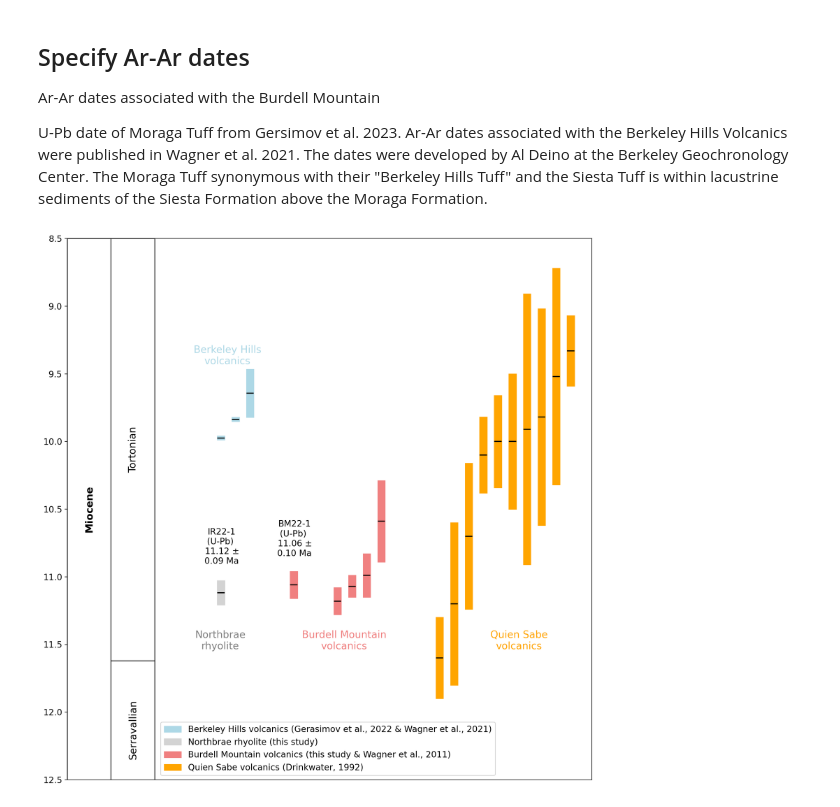
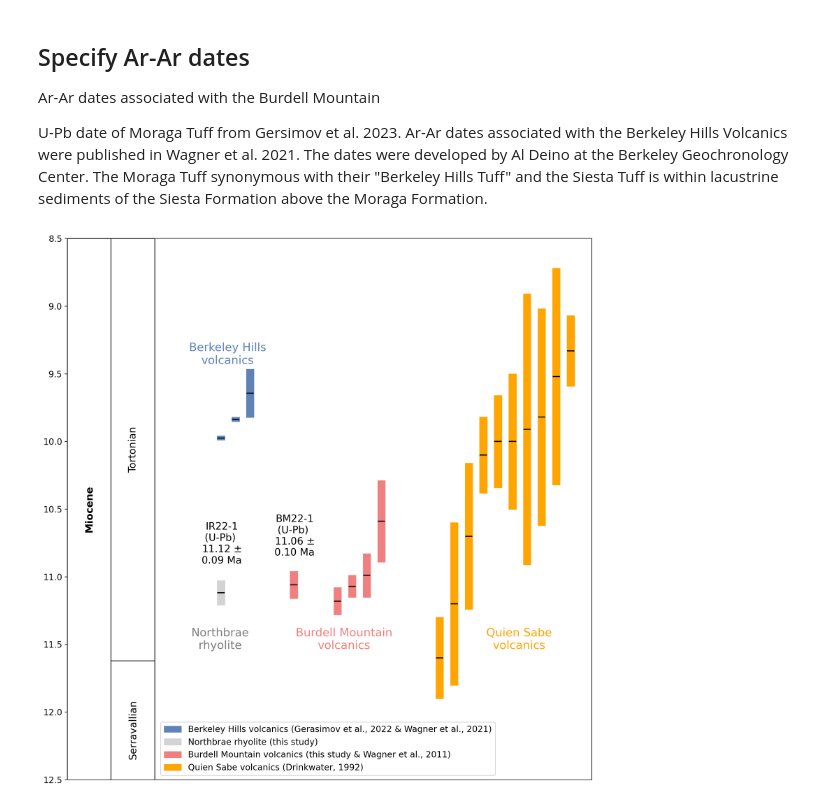
Before and after one commit to Swanson-Hysell-Group/Northbrae_Volcanics, a Jupyter notebook: code/date_bar_plots.ipynb, the cells around one changed output. Drawn from its saved outputs; the diff is of its cells as text; code cells hidden in the pictures.

Commit message:
increase fontsize and modify Berkeley Hills color

```diff
--- a/code/date_bar_plots.ipynb
+++ b/code/date_bar_plots.ipynb
@@ -283,7 +283,7 @@ Ar_x=x_positions[0]-5
 ax.hlines(MT24_1_Age,Ar_x,Ar_x+Ar_width,color='black')
 
 MT24_1_error = matplotlib.patches.Rectangle((Ar_x, MT24_1_Age-MT24_1_2Sigma),\
-                                         Ar_width, MT24_1_2Sigma*2, color='lightblue', label='Berkeley Hills volcanics (Gerasimov et al., 2022 & Wagner et al., 2021)')
+                                         Ar_width, MT24_1_2Sigma*2, color='#6082B6', label='Berkeley Hills volcanics (Gerasimov et al., 2022 & Wagner et al., 2021)')
 ax.add_patch(MT24_1_error)
 #ax.text(Ar_x+1,MT24_1_Age-0.2,'MT24-1\nMoraga Tuff\n(U-Pb) \n9.974 $\pm$\n0.014 Ma',size='12',horizontalalignment='center',
 #        verticalalignment='bottom',multialignment='center',rotation=0)
@@ -300,7 +300,7 @@ Ar_x=x_positions[0]-4
 ax.hlines(Moraga_Tuff_Ar_date,Ar_x,Ar_x+Ar_width,color='black')
 
 Moraga_Tuff_Ar_error = matplotlib.patches.Rectangle((Ar_x, Moraga_Tuff_Ar_date-Moraga_Tuff_Ar_2sigma),\
-                                         Ar_width, Moraga_Tuff_Ar_2sigma*2, color='lightblue')
+                                         Ar_width, Moraga_Tuff_Ar_2sigma*2, color='#6082B6')
 ax.add_patch(Moraga_Tuff_Ar_error)
 #ax.text(Ar_x+1,Moraga_Tuff_Ar_date-0.2,'EBH15/\nBHR-1\nMoraga Tuff\n(Ar-Ar) \n9.836 $\pm$\n0.015 Ma',size='12',horizontalalignment='center',
 #        verticalalignment='bottom',multialignment='center',rotation=0)
@@ -310,7 +310,7 @@ Ar_x=x_positions[0]-3
 ax.hlines(Siesta_Tuff_Ar_date,Ar_x,Ar_x+Ar_width,color='black')
 
 Siesta_Tuff_Ar_error = matplotlib.patches.Rectangle((Ar_x, Siesta_Tuff_Ar_date-Siesta_Tuff_Ar_2sigma),\
-                                         Ar_width, Siesta_Tuff_Ar_2sigma*2, color='lightblue')
+                                         Ar_width, Siesta_Tuff_Ar_2sigma*2, color='#6082B6')
 ax.add_patch(Siesta_Tuff_Ar_error)
 #ax.text(Ar_x+1,Siesta_Tuff_Ar_date-0.2,'SFM-1\nSiesta Tuff\n(Ar-Ar) \n9.644 $\pm$\n0.178 Ma',size='12',horizontalalignment='center',
 #        verticalalignment='bottom',multialignment='center',rotation=0)
@@ -323,7 +323,7 @@ ax.hlines(Indian_Rock_weighted_mean_date,Ar_x,Ar_x+Ar_width,color='black')
 Indian_Rock_date_error = matplotlib.patches.Rectangle((Ar_x, Indian_Rock_weighted_mean_date-Indian_Rock_weighted_mean_2sigma),\
                                          Ar_width, Indian_Rock_weighted_mean_2sigma*2, color='lightgrey', label='Northbrae rhyolite (this study)')
 ax.add_patch(Indian_Rock_date_error)
-ax.text(Ar_x+0.3,Indian_Rock_weighted_mean_date-0.2,'IR22-1\n(U-Pb) \n11.12 $\pm$\n0.09 Ma',size='12',horizontalalignment='center',
+ax.text(Ar_x+0.3,Indian_Rock_weighted_mean_date-0.2,'IR22-1\n(U-Pb) \n11.12 $\pm$\n0.09 Ma',size='14',horizontalalignment='center',
         verticalalignment='bottom',multialignment='center',rotation=0)
 
 ### Burdell dates
@@ -334,7 +334,7 @@ ax.hlines(Burdell_Mountain_weighted_mean_date,Ar_x,Ar_x+Ar_width,color='black')
 Burdell_Mountain_date_error = matplotlib.patches.Rectangle((Ar_x, Burdell_Mountain_weighted_mean_date-Burdell_Mountain_weighted_mean_2sigma),\
                                          Ar_width, Burdell_Mountain_weighted_mean_2sigma*2, color='lightcoral', label='Burdell Mountain volcanics (this study & Wagner et al., 2011)')
 ax.add_patch(Burdell_Mountain_date_error)
-ax.text(Ar_x+0.3,Burdell_Mountain_weighted_mean_date-0.2,'BM22-1\n(U-Pb) \n11.06 $\pm$\n0.10 Ma',size='12',horizontalalignment='center',
+ax.text(Ar_x+0.3,Burdell_Mountain_weighted_mean_date-0.2,'BM22-1\n(U-Pb) \n11.06 $\pm$\n0.10 Ma',size='14',horizontalalignment='center',
         verticalalignment='bottom',multialignment='center',rotation=0)
 
 Ar_x=x_positions[0]+4
@@ -466,36 +466,36 @@ Langhian_Serravallian = 13.82
 
 ax.add_patch(matplotlib.patches.Rectangle((-3, Langhian_Serravallian),
                                           3, 50, facecolor='white',edgecolor='black'))
 ax.annotate('Langhian', (-1.5, (plot_age_max+Langhian_Serravallian)/2), color='black',
             fontsize=14, ha='center', va='center',rotation=90)
 
 ax.add_patch(matplotlib.patches.Rectangle((-3, Serravallian_Tortonian),
                                           3, Langhian_Serravallian-Serravallian_Tortonian, facecolor='white',edgecolor='black'))
 ax.annotate('Serravallian', (-1.5, 12.35), color='black',
             fontsize=14, ha='center', va='bottom',rotation=90)
 
 ax.add_patch(matplotlib.patches.Rectangle((-3, plot_age_min),
                                           3, Serravallian_Tortonian-plot_age_min, facecolor='white',edgecolor='black'))
 ax.annotate('Tortonian', (-1.5, (Serravallian_Tortonian+plot_age_min)/2), color='black',
             fontsize=14, ha='center', va='center',rotation=90)
 
 plt.legend(loc='lower left',bbox_to_anchor=(0.17, 0., 0.5, 0.5),fontsize=12)
 
 # Labels
-ax.text(5,Siesta_Tuff_Ar_date-0.2,'Berkeley Hills\nvolcanics',size='14',horizontalalignment='center',
-        verticalalignment='bottom',multialignment='center',rotation=0, color='lightblue')
+ax.text(5,Siesta_Tuff_Ar_date-0.2,'Berkeley Hills\nvolcanics',size='16',horizontalalignment='center',
+        verticalalignment='bottom',multialignment='center',rotation=0, color='#6082B6')
 
-ax.text(25,11.55,'Quien Sabe\nvolcanics',size='14',horizontalalignment='center',
+ax.text(25,11.55,'Quien Sabe\nvolcanics',size='16',horizontalalignment='center',
         verticalalignment='bottom',multialignment='center',rotation=0, color='orange')
 
-ax.text(4.5,11.55,'Northbrae\nrhyolite',size='14',horizontalalignment='center',
+ax.text(4.5,11.55,'Northbrae\nrhyolite',size='16',horizontalalignment='center',
         verticalalignment='bottom',multialignment='center',rotation=0, color='grey')
 
-ax.text(13,11.55,'Burdell Mountain\nvolcanics',size='14',horizontalalignment='center',
+ax.text(13,11.55,'Burdell Mountain\nvolcanics',size='16',horizontalalignment='center',
         verticalalignment='bottom',multialignment='center',rotation=0, color='lightcoral')
 
 plt.tight_layout()
 plt.savefig('./output/Coast_Range_Volcanics_Dates.pdf')
 plt.show()
 # %% [output]
-[figure, old version]
+[figure, new version]
```
Also changed, not shown: 1 other file.
